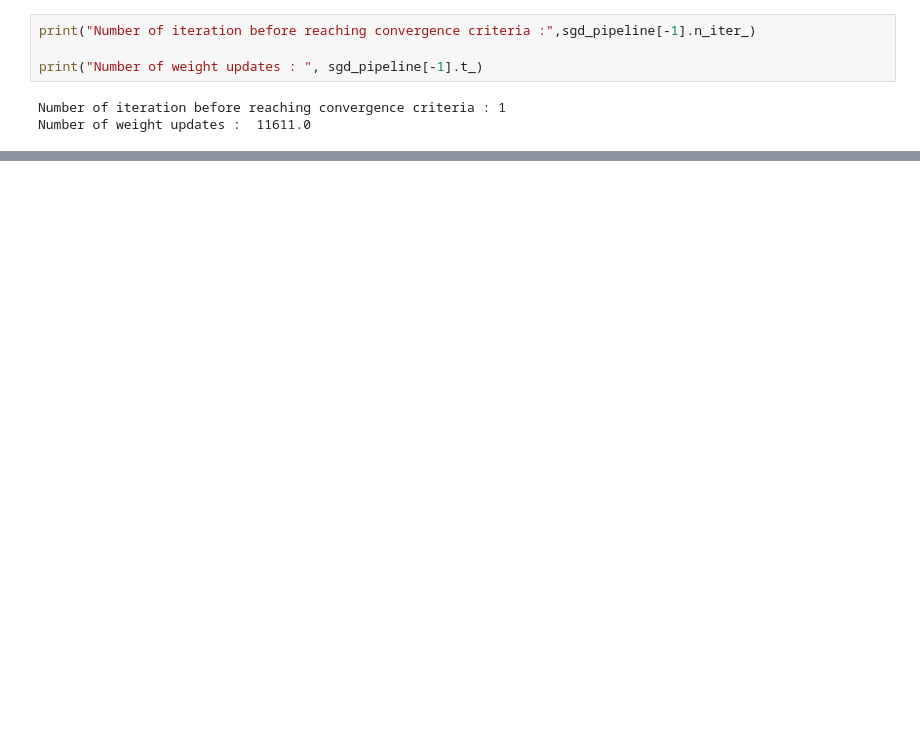
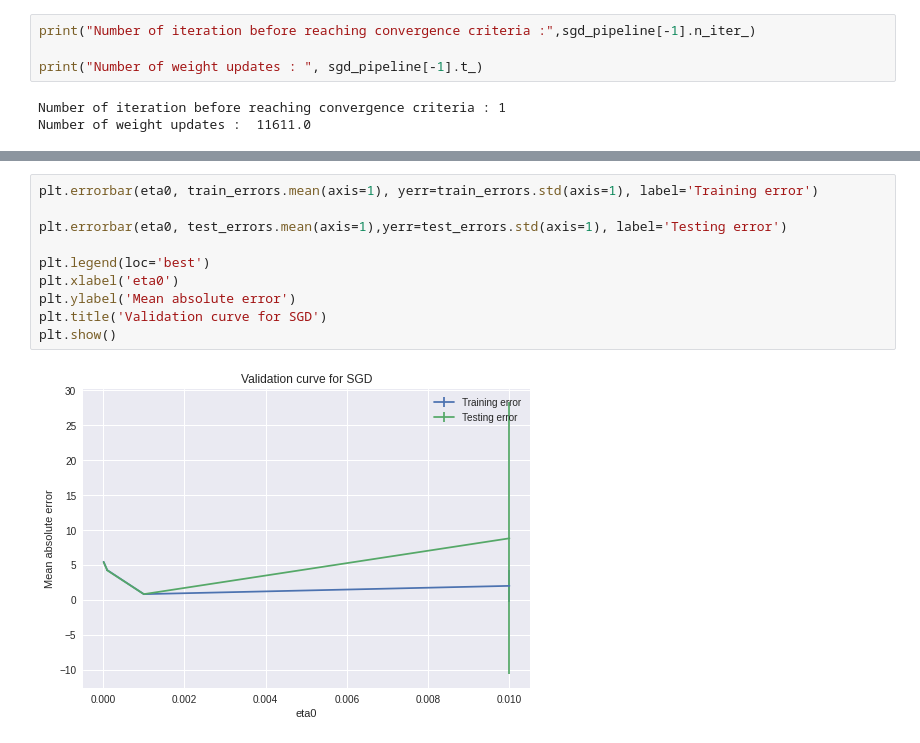
Before and after one commit to hardiksharma6555/MLP_code, a Jupyter notebook: Week3_MLP.ipynb, the cells around one changed output, grey strips where cells are left out. Cells and saved outputs as stored; diff of their text form; blank space fills up the shorter version.

```diff
--- a/Week3_MLP.ipynb
+++ b/Week3_MLP.ipynb
@@ -260,0 +269,12 @@ plt.show()
+# %%
+plt.errorbar(eta0, train_errors.mean(axis=1), yerr=train_errors.std(axis=1), label='Training error')
+
+plt.errorbar(eta0, test_errors.mean(axis=1),yerr=test_errors.std(axis=1), label='Testing error')
+
+plt.legend(loc='best')
+plt.xlabel('eta0')
+plt.ylabel('Mean absolute error')
+plt.title('Validation curve for SGD')
+plt.show()
+# %% [output]
+[figure, added]
```
Also changed, not shown: parts of 8 cells of this notebook.
